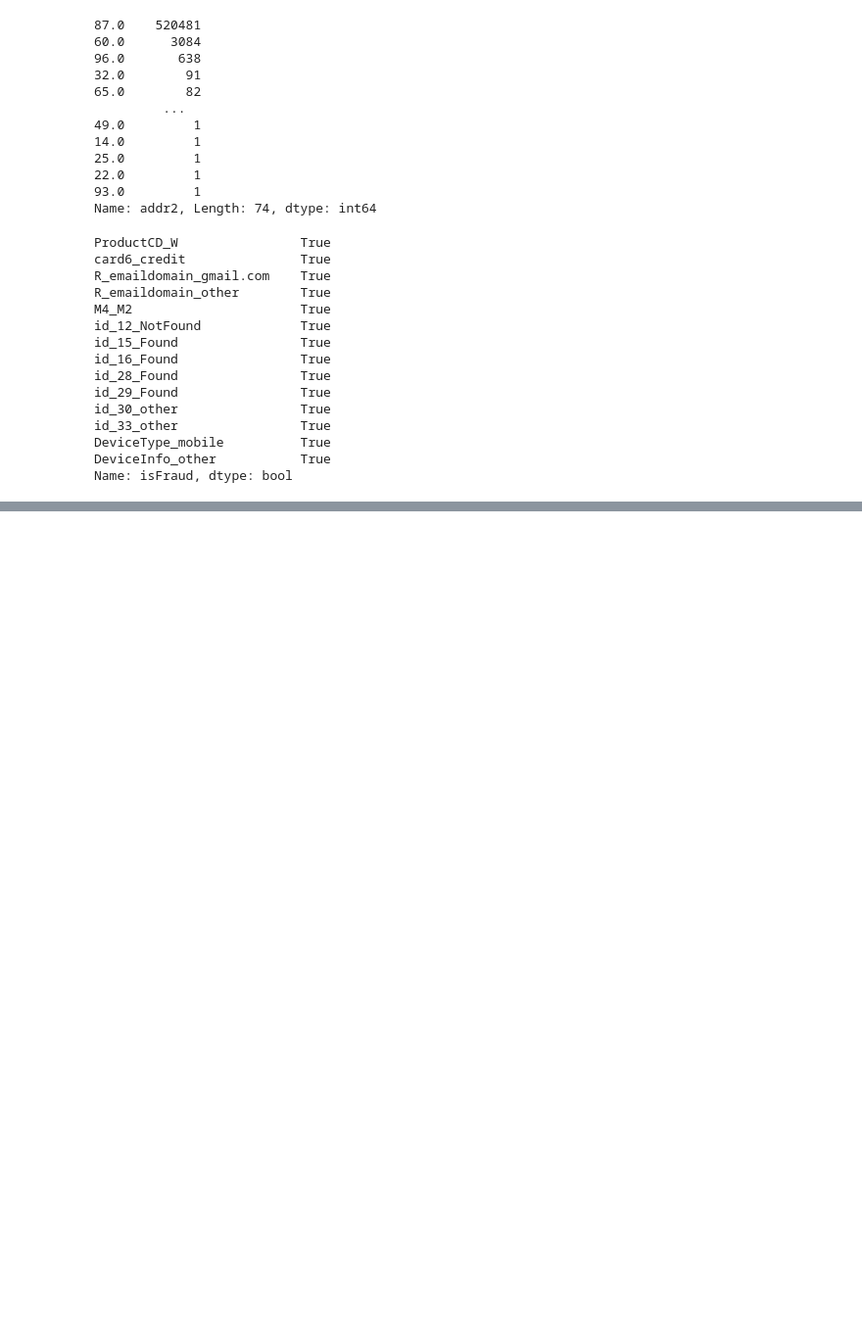
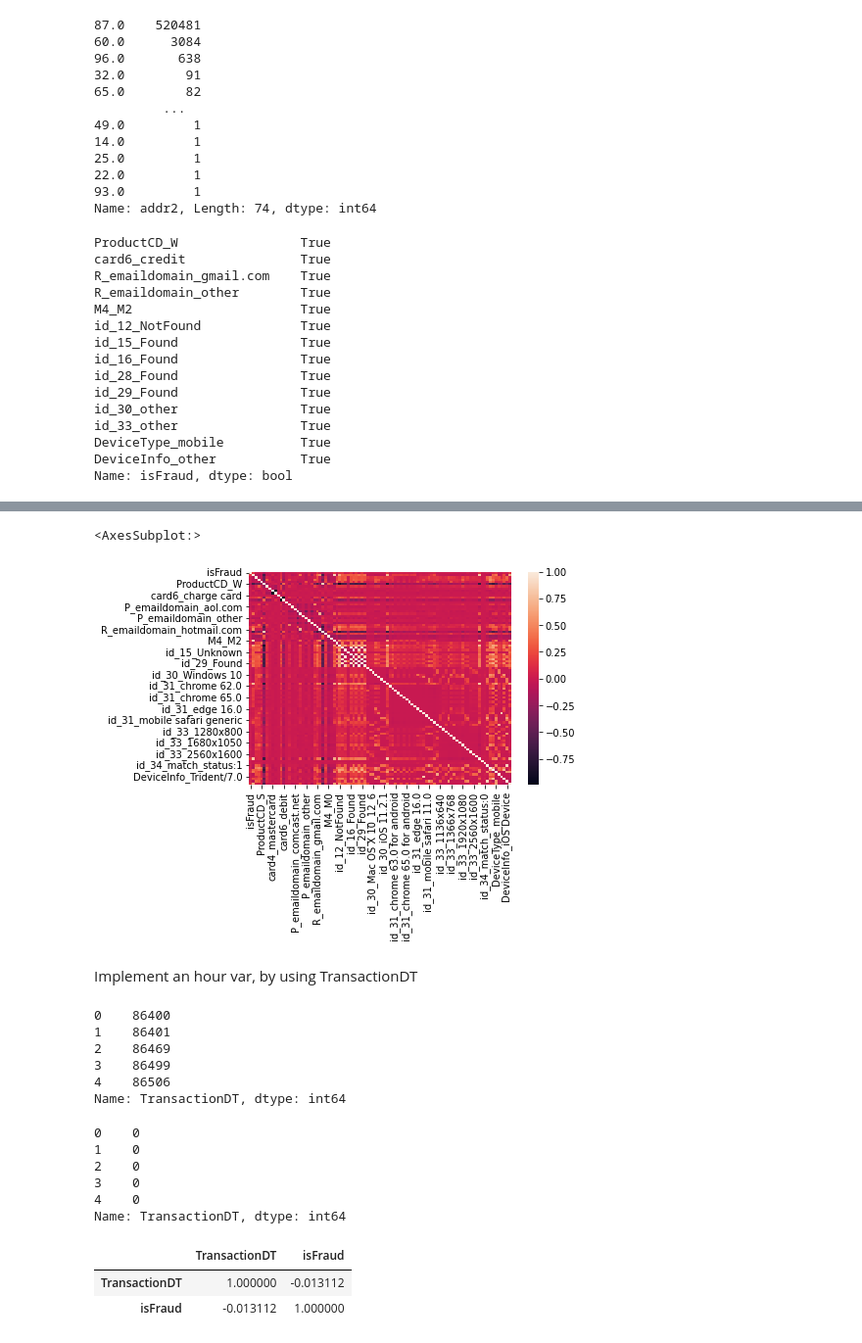
Before and after one commit to olibpool/Project-2, a Jupyter notebook: data exploration.ipynb, the cells around one changed output, grey strips where cells are left out. Shown: that part at 98% size. Saved outputs shown, nothing was run; the diff lists cells and outputs as text; code cells hidden in the pictures; blank space fills up the shorter version.

```diff
--- a/data exploration.ipynb
+++ b/data exploration.ipynb
@@ -602,0 +615,18 @@ Name: isFraud, dtype: bool
+# %%
+sns.heatmap(corr_cat)
+# %% [output]
+<AxesSubplot:>
+[figure, added]
+# %% [markdown]
+Implement an hour var, by using TransactionDT
+# %%
+transactionDT = transaction['TransactionDT']
+
+transactionDT.head()
+# %% [output]
+0    86400
+1    86401
+2    86469
+3    86499
+4    86506
+Name: TransactionDT, dtype: int64
@@ -602,0 +635,28 @@ Name: isFraud, dtype: bool
+# %%
+transactionDT = (transactionDT - transactionDT[0]) / 3600 # convert ot fraction of an hour.
+
+transactionDT = transactionDT.astype(int) # just take int at the front
+
+transactionDT = transactionDT % 24 # get the hour of the day
+
+transactionDT.unique() # looks good
+
+transactionDT.head()
+# %% [output]
+0    0
+1    0
+2    0
+3    0
+4    0
+Name: TransactionDT, dtype: int64
+# %%
+# add in isFraud col and check correlation.
+check_corr_df = pd.concat([transactionDT, transaction['isFraud']], axis=1)
+
+check_corr = check_corr_df.corr()
+
+check_corr
+# %% [output]
+|  | TransactionDT | isFraud |
+| TransactionDT | 1.000000 | -0.013112 |
+| isFraud | -0.013112 | 1.000000 |
```
Also changed, not shown: parts of 10 cells of this notebook.
